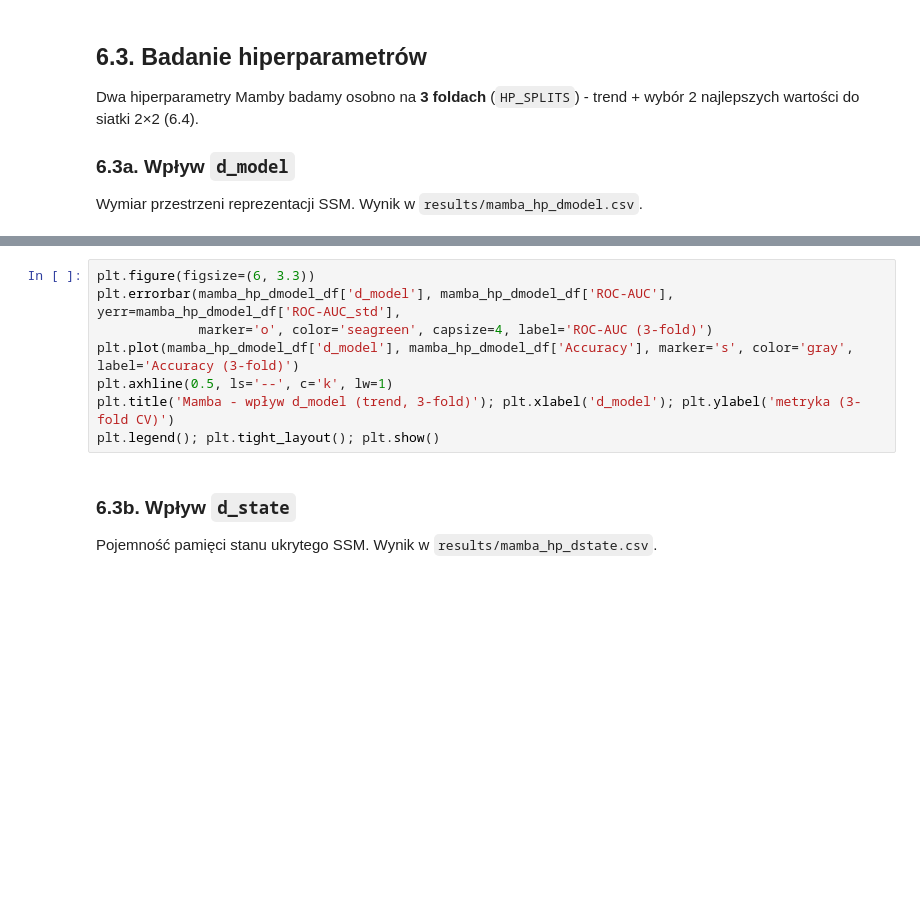
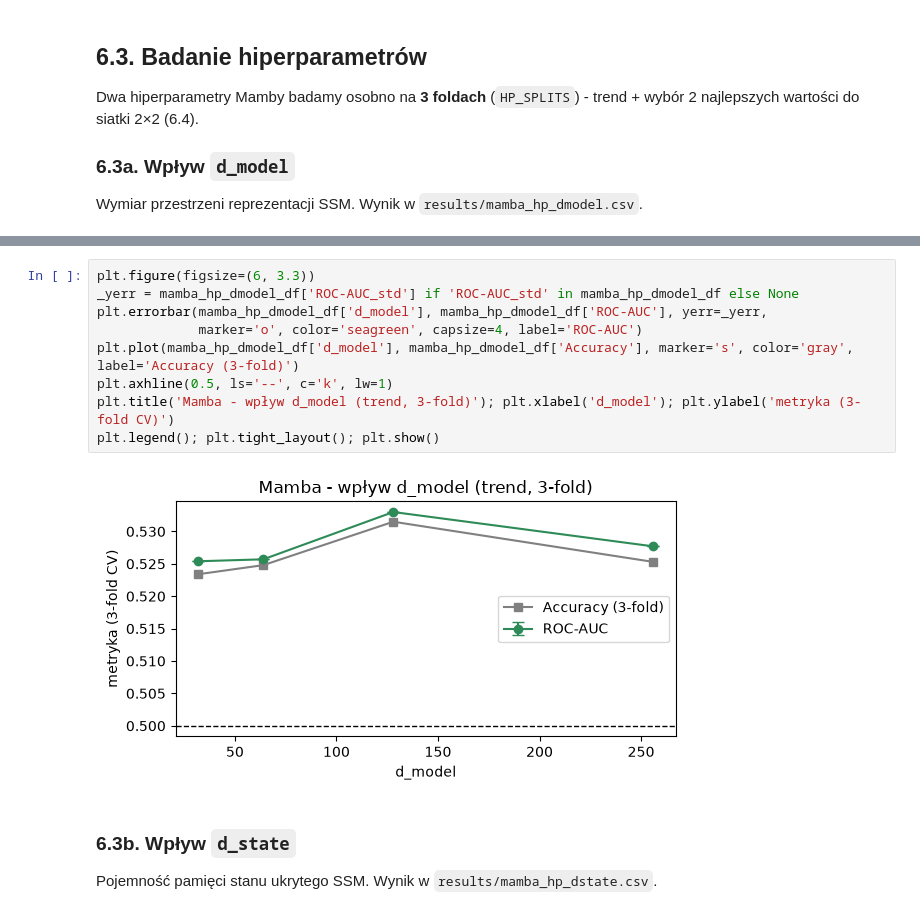
Before and after one commit to Filpus/Alzheimer-classifier, a Jupyter notebook: notebooks/Final_Report.ipynb, the cells around one changed output, grey strips where cells are left out. Drawn from its saved outputs; the diff is of its cells as text; blank space fills up the shorter version.

```diff
--- a/notebooks/Final_Report.ipynb
+++ b/notebooks/Final_Report.ipynb
@@ -490,11 +579,14 @@ mamba_hp_dmodel_df
 # %%
 plt.figure(figsize=(6, 3.3))
-plt.errorbar(mamba_hp_dmodel_df['d_model'], mamba_hp_dmodel_df['ROC-AUC'], yerr=mamba_hp_dmodel_df['ROC-AUC_std'],
-             marker='o', color='seagreen', capsize=4, label='ROC-AUC (3-fold)')
+_yerr = mamba_hp_dmodel_df['ROC-AUC_std'] if 'ROC-AUC_std' in mamba_hp_dmodel_df else None
+plt.errorbar(mamba_hp_dmodel_df['d_model'], mamba_hp_dmodel_df['ROC-AUC'], yerr=_yerr,
+             marker='o', color='seagreen', capsize=4, label='ROC-AUC')
 plt.plot(mamba_hp_dmodel_df['d_model'], mamba_hp_dmodel_df['Accuracy'], marker='s', color='gray', label='Accuracy (3-fold)')
 plt.axhline(0.5, ls='--', c='k', lw=1)
 plt.title('Mamba - wpływ d_model (trend, 3-fold)'); plt.xlabel('d_model'); plt.ylabel('metryka (3-fold CV)')
 plt.legend(); plt.tight_layout(); plt.show()
+# %% [output]
+[figure, added]
 # %% [markdown]
 ### 6.3b. Wpływ `d_state`
 Pojemność pamięci stanu ukrytego SSM. Wynik w `results/mamba_hp_dstate.csv`.
```
Also changed, not shown: parts of 44 cells of this notebook, 25 other files.
